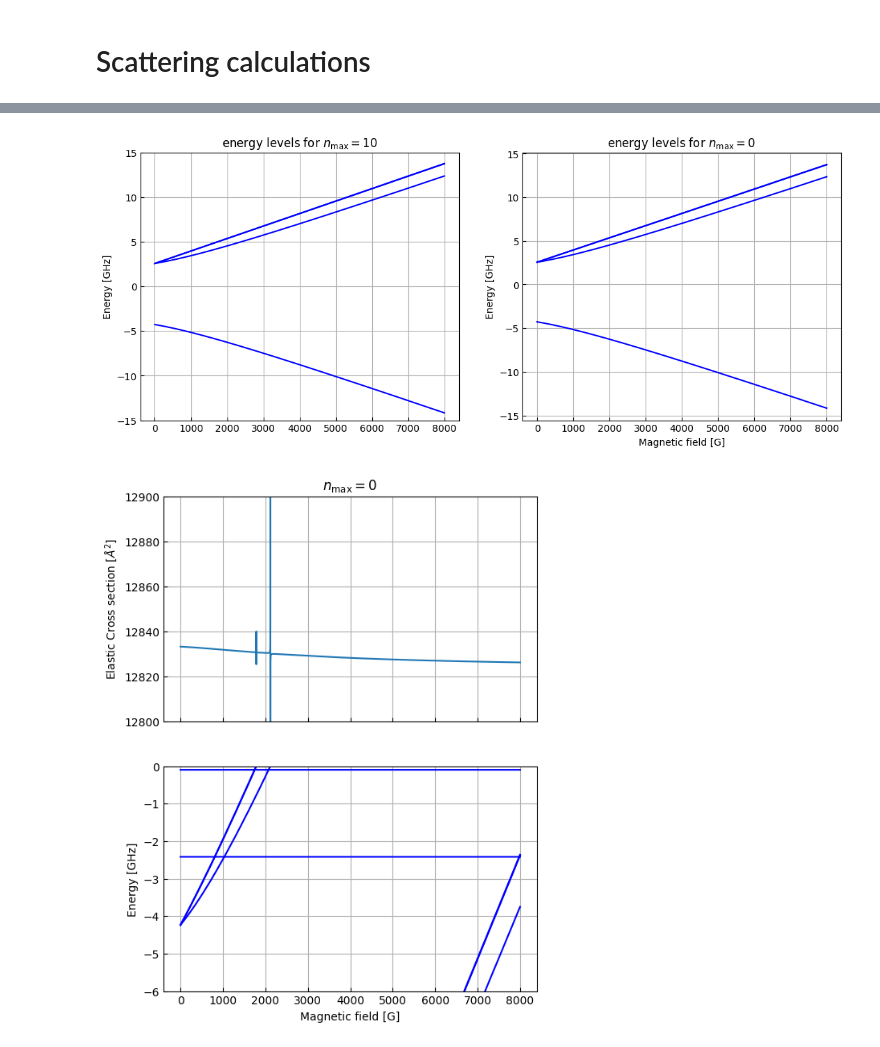
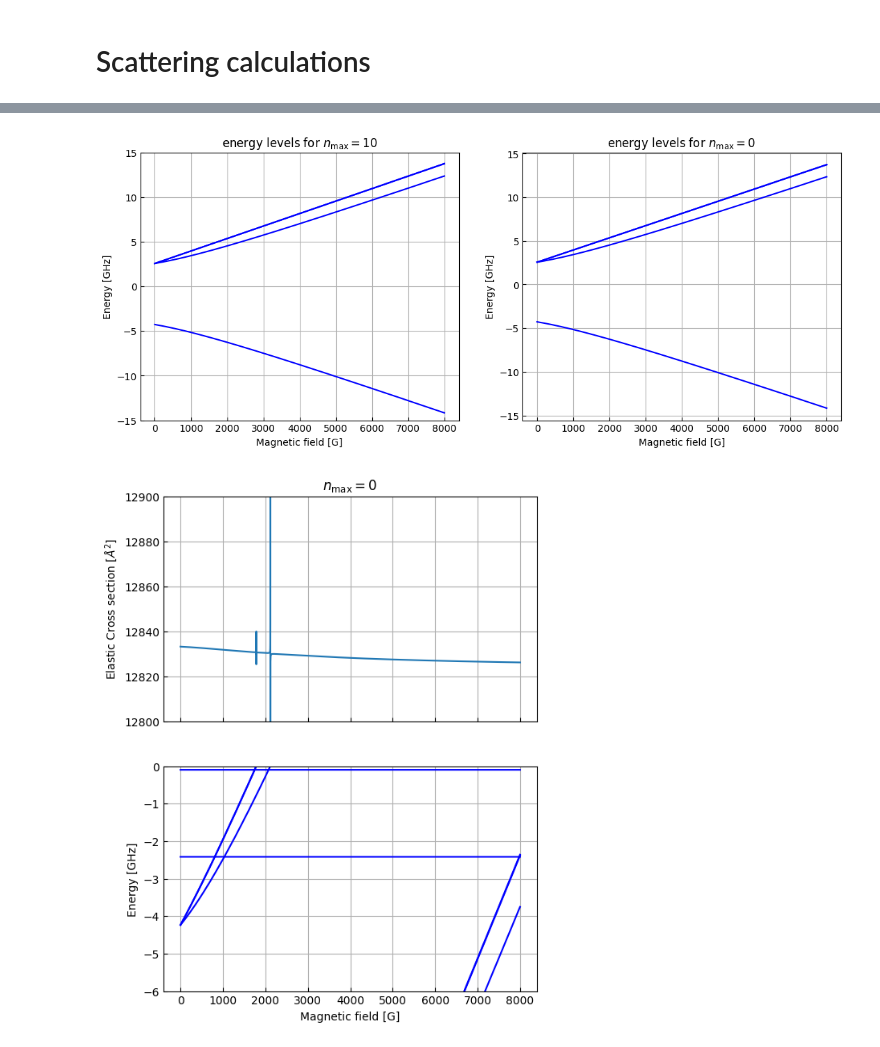
Before and after one commit to Wleter/rb_alf_feshbach, a Jupyter notebook: analysis/analysis.ipynb, the cells around one changed output, grey strips where cells are left out. Cells and saved outputs as stored; diff of their text form; code cells hidden in the pictures.

```diff
--- a/analysis/analysis.ipynb
+++ b/analysis/analysis.ipynb
@@ -170,20 +171,21 @@ axes[1].set_title(r"energy levels for $n_\text{max} = 0$");
 # %%
 fig, axes = utility.plot_many(1, 2, (13, 5), sharex = True)
 
 data = utility.load(f"{DATA_PATH}/alf_rb_levels_n_max_10_far.dat")
 axes[0].plot(data[:, 0], data[:, 1:], color = "blue")
 axes[0].set_ylabel("Energy [GHz]")
+axes[0].set_xlabel("Magnetic field [G]")
 axes[0].set_ylim(-15, 15)
 axes[0].set_title(r"energy levels for $n_\text{max} = 10$")
 
 data = utility.load(f"{DATA_PATH}/alf_rb_levels_n_max_0_far.dat")
 axes[1].plot(data[:, 0], data[:, 1:], color = "blue")
 axes[1].set_ylabel("Energy [GHz]")
 
 axes[1].set_xlabel("Magnetic field [G]");
 axes[1].set_title(r"energy levels for $n_\text{max} = 0$");
 # %% [output]
-[figure, old version]
+[figure, new version]
 # %%
 data = ScatteringDependence.parse_json(f"{DATA_PATH}/alf_rb_scattering_n_max_0.json")
 bounds_single = BoundsDependence.parse_json(f"{DATA_PATH}/alf_rb_bound_states_n_max_0.json")
```
Also changed, not shown: parts of 1 cell of this notebook.
